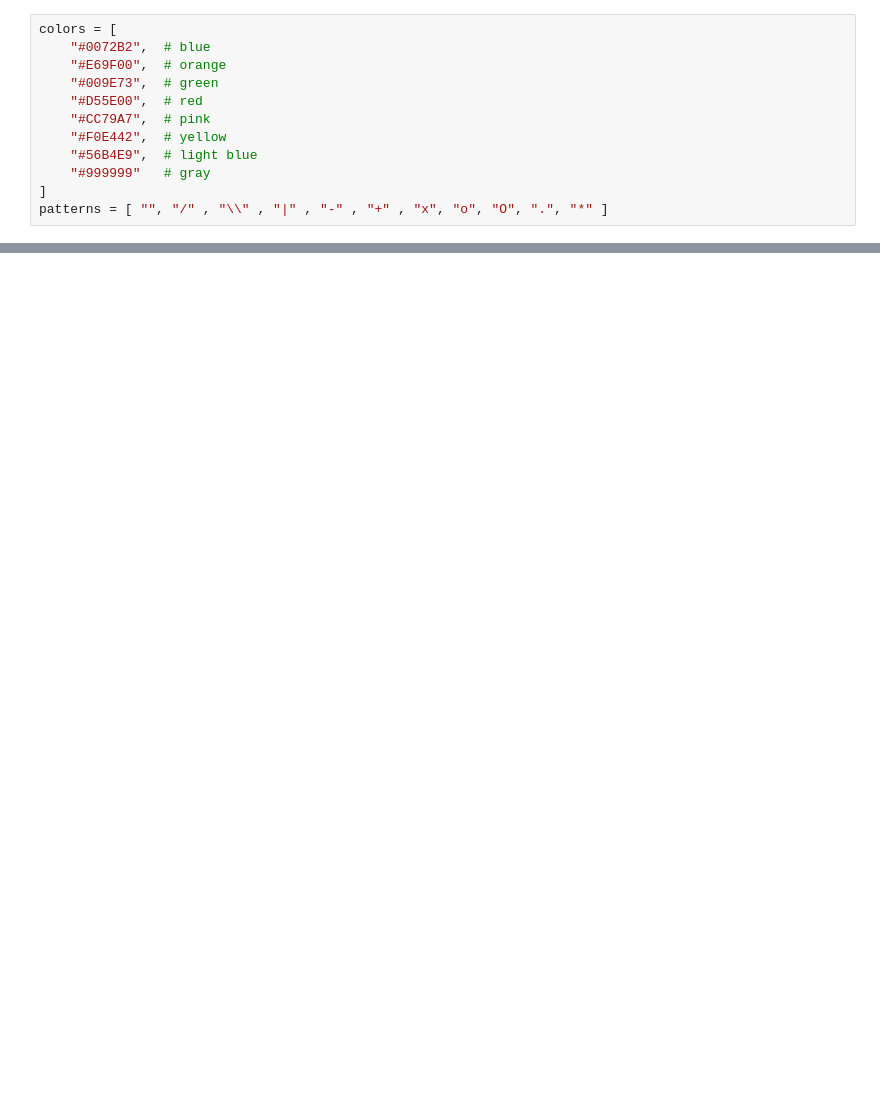
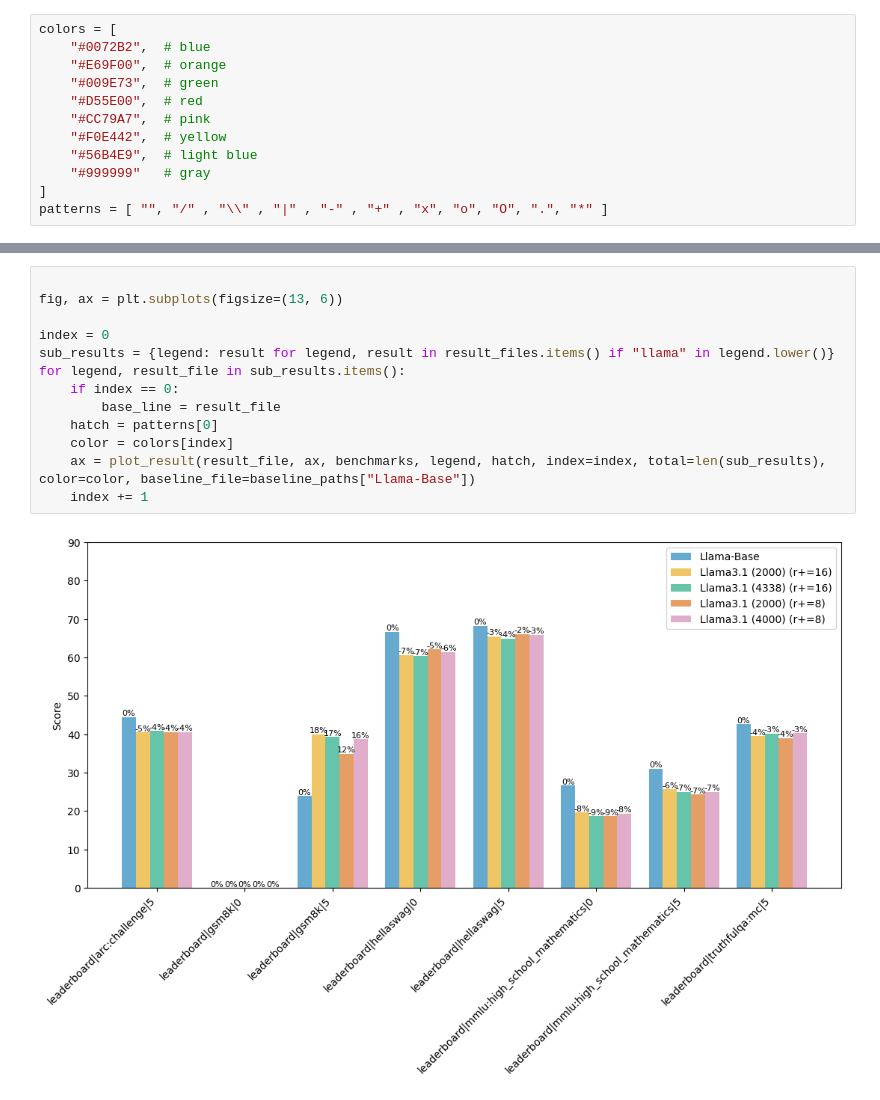
Before and after one commit to behzadshomali/modalities, a Jupyter notebook: src/modalities/plotting/plot_results.ipynb, the cells around one changed output, grey strips where cells are left out. Saved outputs shown, nothing was run; the diff lists cells and outputs as text; blank space fills up the shorter version.

```diff
--- a/src/modalities/plotting/plot_results.ipynb
+++ b/src/modalities/plotting/plot_results.ipynb
@@ -121,0 +239,15 @@ for legend, result_file in result_files.items():
+# %%
+
+fig, ax = plt.subplots(figsize=(13, 6))
+
+index = 0
+sub_results = {legend: result for legend, result in result_files.items() if "llama" in legend.lower()}
+for legend, result_file in sub_results.items():
+    if index == 0:
+        base_line = result_file
+    hatch = patterns[0]
+    color = colors[index]
+    ax = plot_result(result_file, ax, benchmarks, legend, hatch, index=index, total=len(sub_results), color=color, baseline_file=baseline_paths["Llama-Base"])
+    index += 1
+# %% [output]
+[figure, added]
```
Also changed, not shown: parts of 10 cells of this notebook, 5 other files.
